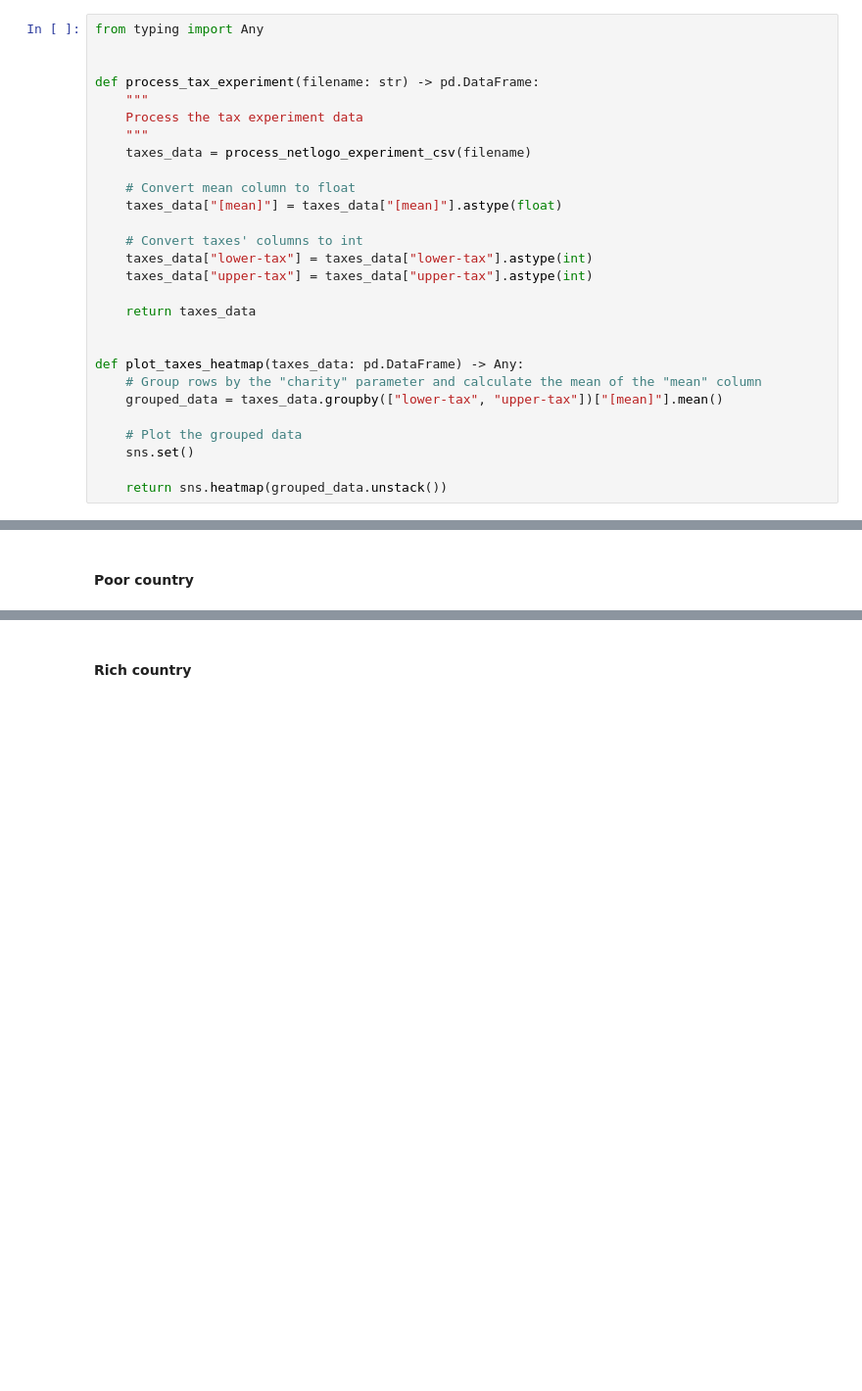
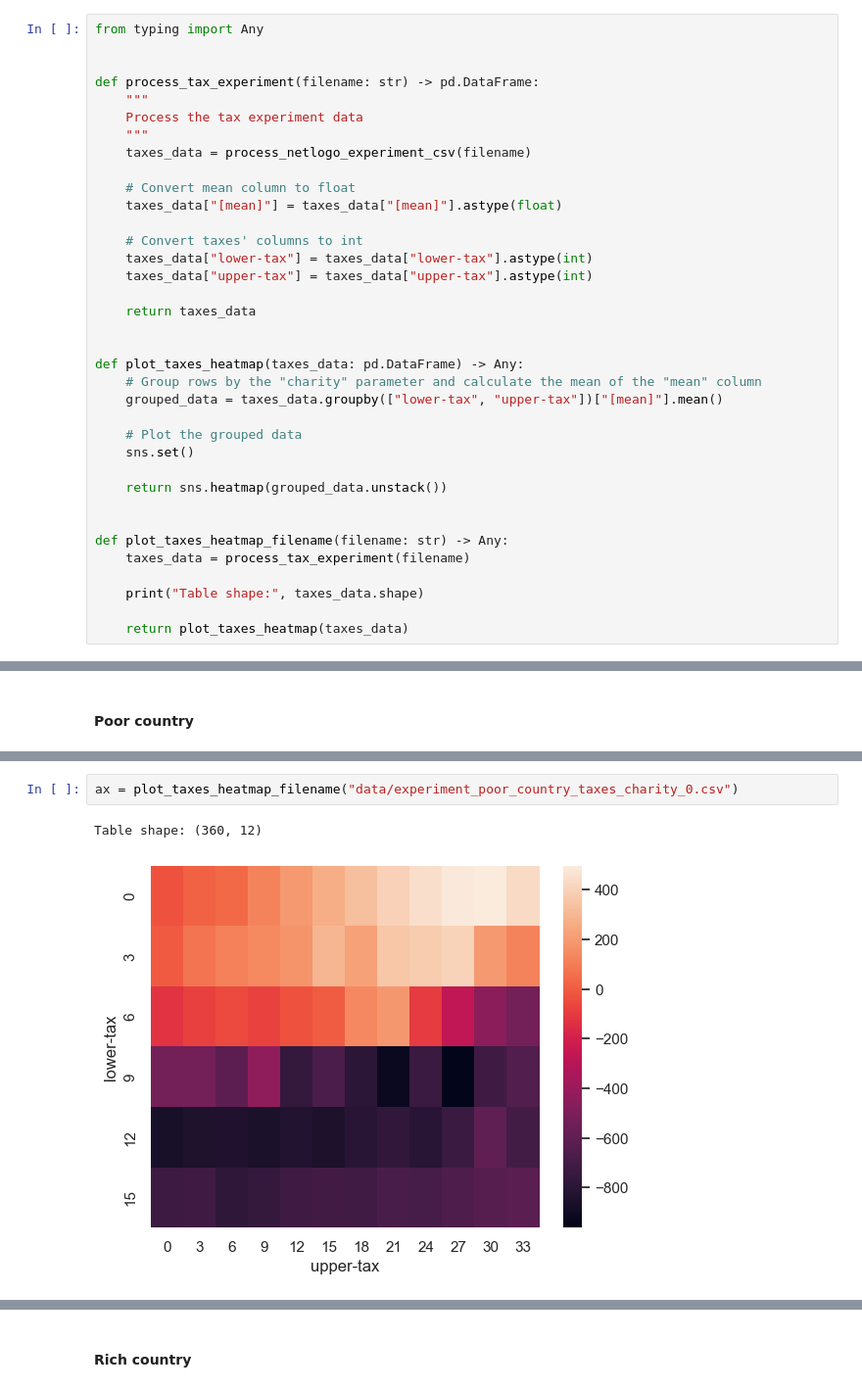
Before and after one commit to MrJoeKr/loveTaxes, a Jupyter notebook: make_graphs.ipynb, the cells around one changed output, grey strips where cells are left out. Shown at 98% size. Cells and saved outputs as stored; diff of their text form; blank space fills up the shorter version.

Commit message:
Add more countries experiments

```diff
--- a/make_graphs.ipynb
+++ b/make_graphs.ipynb
@@ -161,6 +161,14 @@ def plot_taxes_heatmap(taxes_data: pd.DataFrame) -> Any:
     sns.set()
 
     return sns.heatmap(grouped_data.unstack())
+
+
+def plot_taxes_heatmap_filename(filename: str) -> Any:
+    taxes_data = process_tax_experiment(filename)
+
+    print("Table shape:", taxes_data.shape)
+
+    return plot_taxes_heatmap(taxes_data)
 # %% [markdown]
 ### Taxes experiment with charity value 2%
 # %%
@@ -229 +223,6 @@ FileNotFoundError: [Errno 2] No such file or directory: 'data/experiment_poor_co
+# %%
+ax = plot_taxes_heatmap_filename("data/experiment_poor_country_taxes_charity_0.csv")
+# %% [output]
+Table shape: (360, 12)
+[figure, added]
 # %% [markdown]
```
Also changed, not shown: parts of 18 cells of this notebook, 3 other files.
